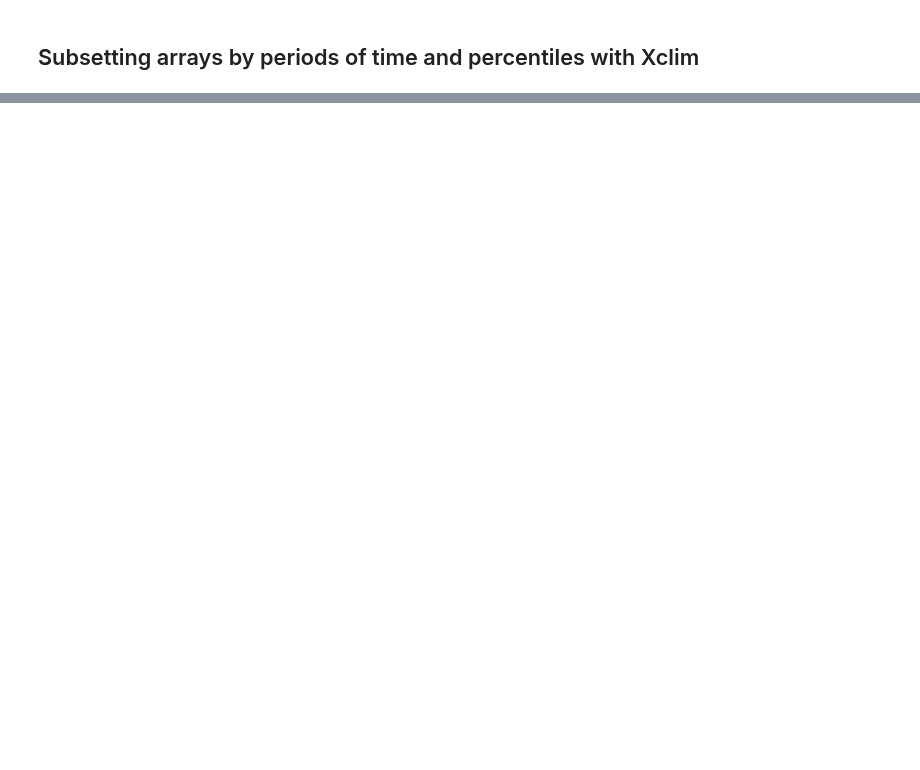
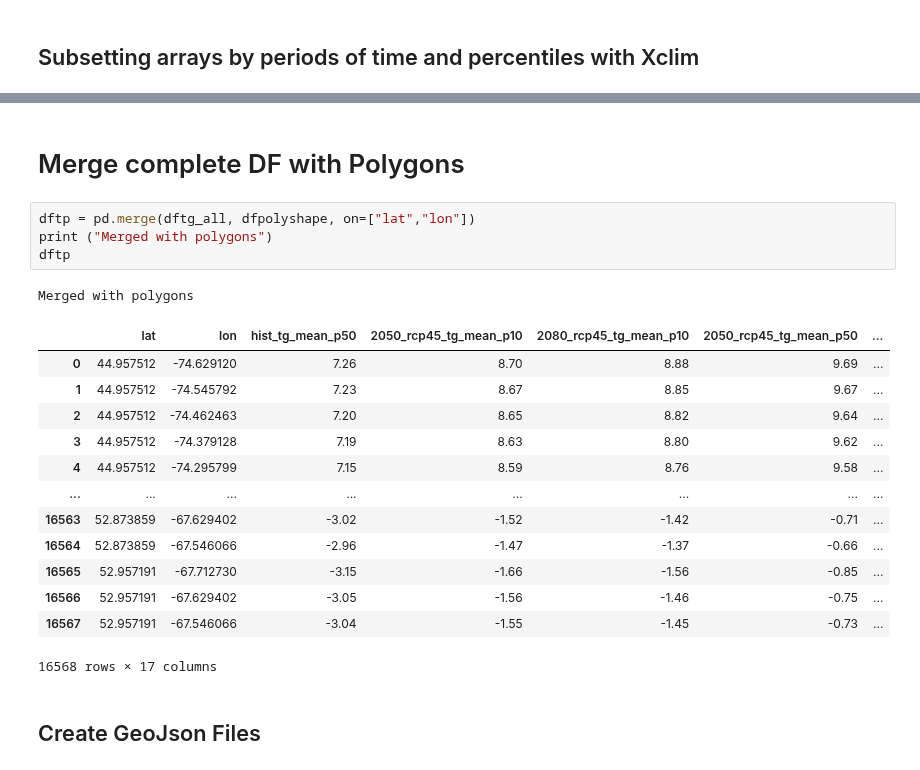
Before and after one commit to marinalopez2110/FistTemplateClimPort, a Jupyter notebook: Creating Maps with Xclim2.ipynb, the cells around one changed output, grey strips where cells are left out. Cells and saved outputs as stored; diff of their text form; blank space fills up the shorter version.

```diff
--- a/Creating Maps with Xclim2.ipynb
+++ b/Creating Maps with Xclim2.ipynb
@@ -620,0 +447,23 @@ dfper
+# %% [markdown]
+# Merge complete DF with Polygons
+# %%
+dftp = pd.merge(dftg_all, dfpolyshape, on=["lat","lon"])
+print ("Merged with polygons")
+dftp
+# %% [output]
+Merged with polygons
+|  | lat | lon | hist_tg_mean_p50 | 2050_rcp45_tg_mean_p10 | 2080_rcp45_tg_mean_p10 | 2050_rcp45_tg_mean_p50 | ... |
+| 0 | 44.957512 | -74.629120 | 7.26 | 8.70 | 8.88 | 9.69 | ... |
+| 1 | 44.957512 | -74.545792 | 7.23 | 8.67 | 8.85 | 9.67 | ... |
+| 2 | 44.957512 | -74.462463 | 7.20 | 8.65 | 8.82 | 9.64 | ... |
+| 3 | 44.957512 | -74.379128 | 7.19 | 8.63 | 8.80 | 9.62 | ... |
+| 4 | 44.957512 | -74.295799 | 7.15 | 8.59 | 8.76 | 9.58 | ... |
+| ... | ... | ... | ... | ... | ... | ... | ... |
+| 16563 | 52.873859 | -67.629402 | -3.02 | -1.52 | -1.42 | -0.71 | ... |
+| 16564 | 52.873859 | -67.546066 | -2.96 | -1.47 | -1.37 | -0.66 | ... |
+| 16565 | 52.957191 | -67.712730 | -3.15 | -1.66 | -1.56 | -0.85 | ... |
+| 16566 | 52.957191 | -67.629402 | -3.05 | -1.56 | -1.46 | -0.75 | ... |
+| 16567 | 52.957191 | -67.546066 | -3.04 | -1.55 | -1.45 | -0.73 | ... |
+16568 rows × 17 columns
+# %% [markdown]
+## Create GeoJson Files
```
Also changed, not shown: parts of 63 cells of this notebook.
